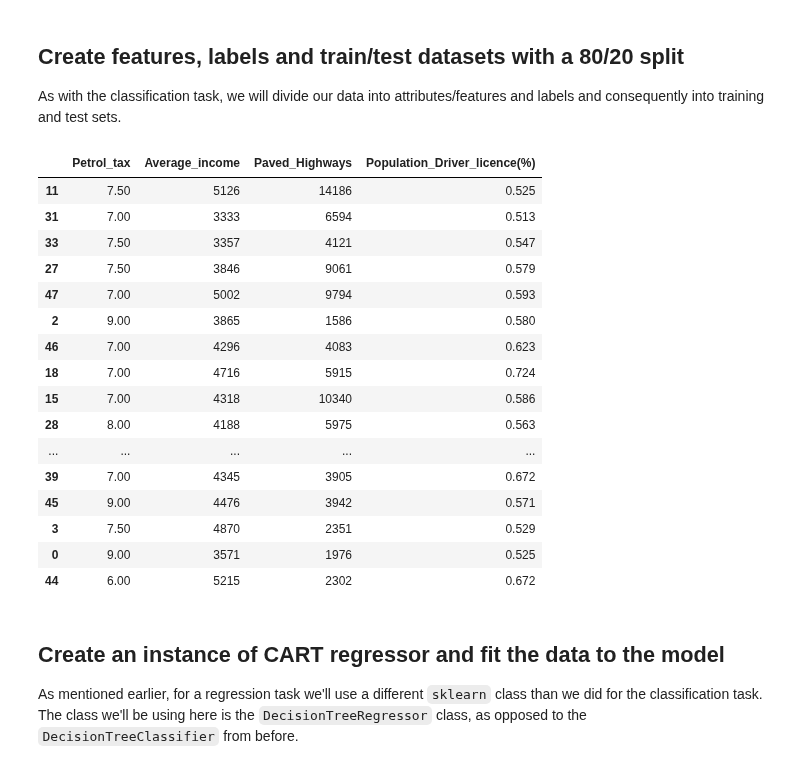
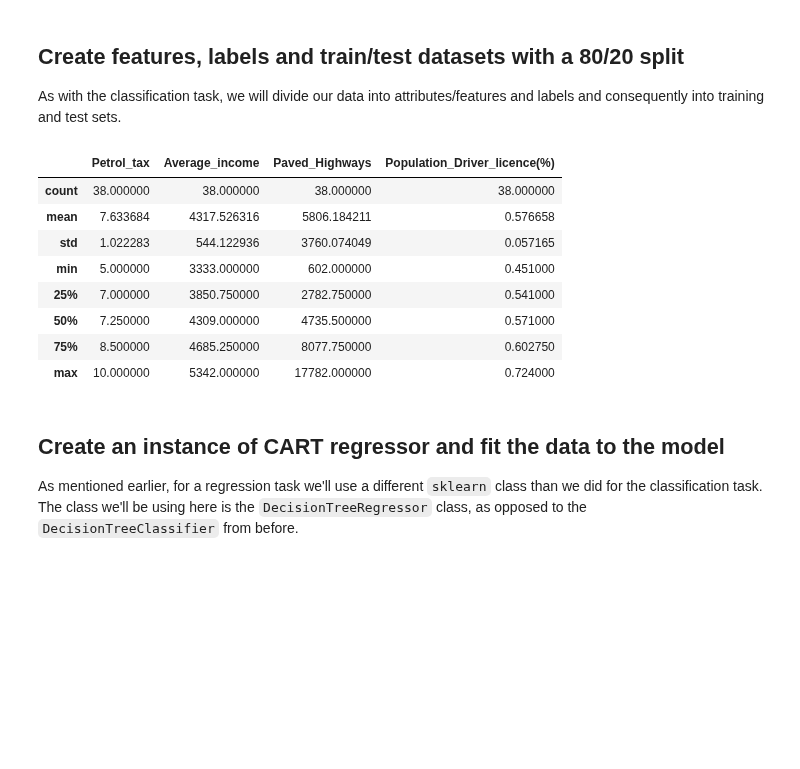
Before and after one commit to Chris-Manna/dsc-3-31-10-regression-cart-trees-lab-nyc-career-ds-102218, a Jupyter notebook: index.ipynb, the cells around one changed output. Cells and saved outputs as stored; diff of their text form; code cells hidden in the pictures; blank space fills up the shorter version.

```diff
--- a/index.ipynb
+++ b/index.ipynb
@@ -57,29 +57,21 @@ As with the classification task, we will divide our data into attributes/feature
 # %%
 # Create datasets for training and test
 from sklearn.model_selection import train_test_split
 X = data.drop("Petrol_Consumption", axis = 1)
 y = data['Petrol_Consumption']
 x_train, x_test, y_train, y_test = train_test_split(X,y,test_size=0.2, random_state=0)
 
-x_train
+x_train.describe()
 # %% [output]
 |  | Petrol_tax | Average_income | Paved_Highways | Population_Driver_licence(%) |
-| 11 | 7.50 | 5126 | 14186 | 0.525 |
-| 31 | 7.00 | 3333 | 6594 | 0.513 |
-| 33 | 7.50 | 3357 | 4121 | 0.547 |
-| 27 | 7.50 | 3846 | 9061 | 0.579 |
-| 47 | 7.00 | 5002 | 9794 | 0.593 |
-| 2 | 9.00 | 3865 | 1586 | 0.580 |
-| 46 | 7.00 | 4296 | 4083 | 0.623 |
-| 18 | 7.00 | 4716 | 5915 | 0.724 |
-| 15 | 7.00 | 4318 | 10340 | 0.586 |
-| 28 | 8.00 | 4188 | 5975 | 0.563 |
-| ... | ... | ... | ... | ... |
-| 39 | 7.00 | 4345 | 3905 | 0.672 |
-| 45 | 9.00 | 4476 | 3942 | 0.571 |
-| 3 | 7.50 | 4870 | 2351 | 0.529 |
-| 0 | 9.00 | 3571 | 1976 | 0.525 |
-| 44 | 6.00 | 5215 | 2302 | 0.672 |
+| count | 38.000000 | 38.000000 | 38.000000 | 38.000000 |
+| mean | 7.633684 | 4317.526316 | 5806.184211 | 0.576658 |
+| std | 1.022283 | 544.122936 | 3760.074049 | 0.057165 |
+| min | 5.000000 | 3333.000000 | 602.000000 | 0.451000 |
+| 25% | 7.000000 | 3850.750000 | 2782.750000 | 0.541000 |
+| 50% | 7.250000 | 4309.000000 | 4735.500000 | 0.571000 |
+| 75% | 8.500000 | 4685.250000 | 8077.750000 | 0.602750 |
+| max | 10.000000 | 5342.000000 | 17782.000000 | 0.724000 |
 # %% [markdown]
 ## Create an instance of CART regressor and fit the data to the model
 
```
